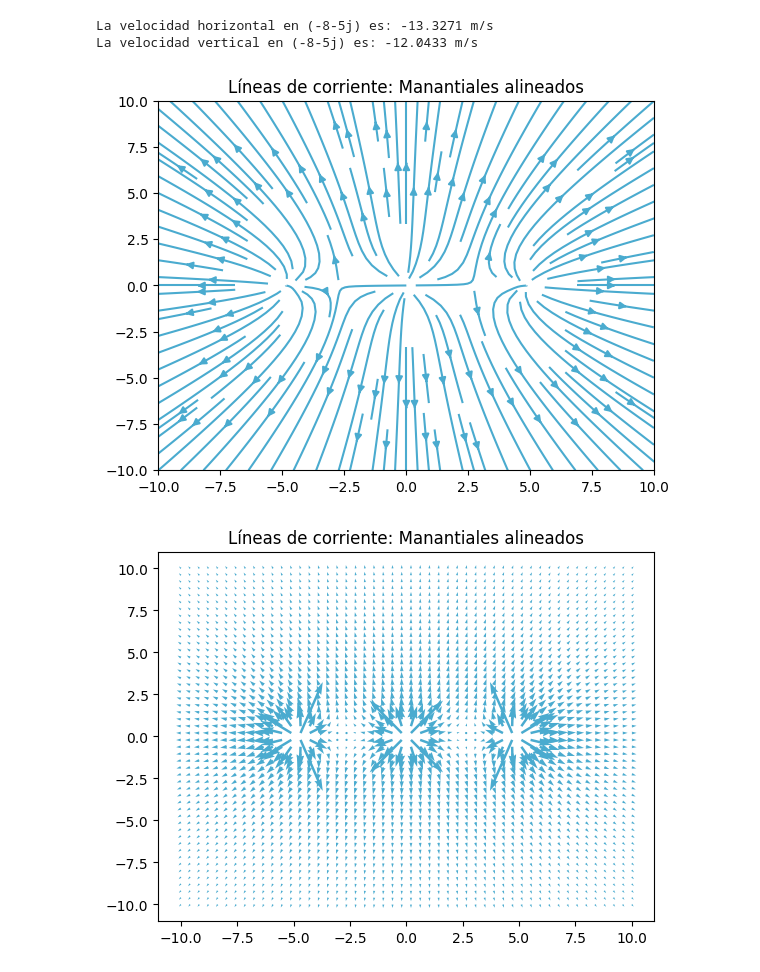
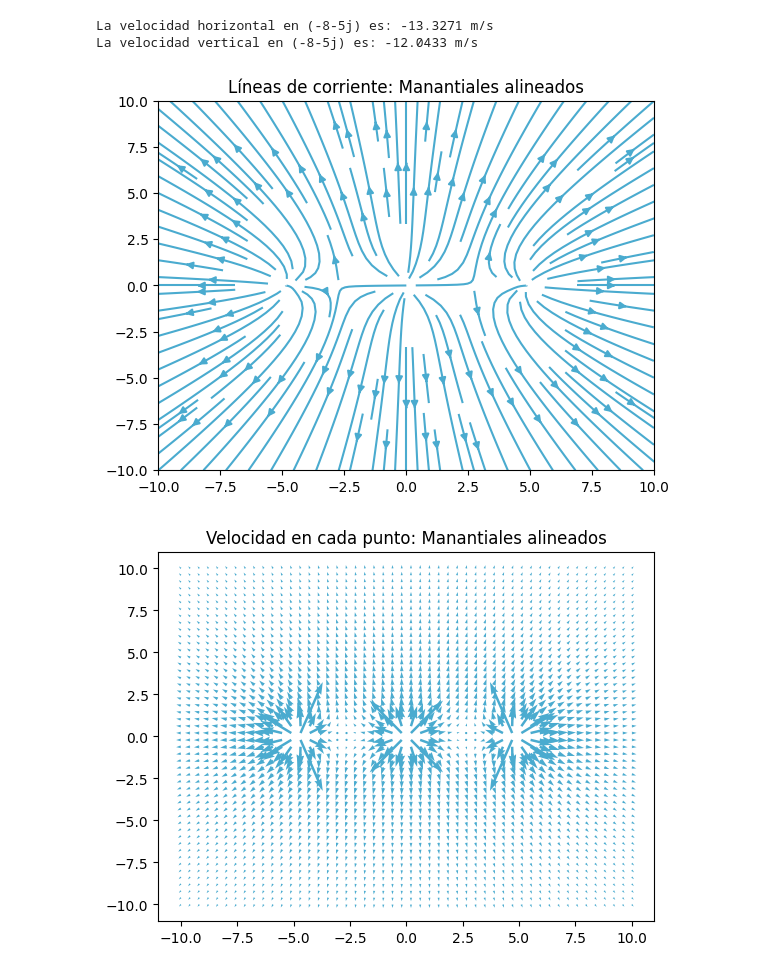
Before and after one commit to RistoRisoto/Aerodinamica, a Jupyter notebook: Ej4ManantialesAlineados.ipynb, the cells around one changed output. Drawn from its saved outputs; the diff is of its cells as text; code cells hidden in the pictures.

```diff
--- a/Ej4ManantialesAlineados.ipynb
+++ b/Ej4ManantialesAlineados.ipynb
@@ -82,32 +82,32 @@ U,V=np.meshgrid(x,y)
 #Parámetros del problema
 a=4.8
 Q=337
 tm=[-a,0,a]
 def uvmanan(t):
     fc=0
     for i in range(len(tm)):
         fc+=1/(t-tm[i])
     fc*=(Q/(2*c.pi))
     return fc.real,-fc.imag
 
 X,Y,U,V=velgrid(uvmanan)
 
 t0=complex(-8, -5) #Punto de interés
 u0,v0=uvmanan(t0)
 redon=4
 print('La velocidad horizontal en',t0,'es:',round(u0,redon),'m/s')
 print('La velocidad vertical en',t0,'es:',round(v0,redon),'m/s')
 
 plt.figure()
 plt.title("Líneas de corriente: Manantiales alineados")
 plt.streamplot(X,Y,U,V,color='#4aabcf',density=1.5)
 plt.show()
 plt.figure()
-plt.title("Líneas de corriente: Manantiales alineados")
+plt.title("Velocidad en cada punto: Manantiales alineados")
 plt.quiver(X,Y,U,V,color='#4aabcf',width=5e-3)
 plt.show()
 # %% [output]
 La velocidad horizontal en (-8-5j) es: -13.3271 m/s
 La velocidad vertical en (-8-5j) es: -12.0433 m/s
 [figure]
-[figure, old version]
+[figure, new version]
```
Also changed, not shown: parts of 1 cell of this notebook.
